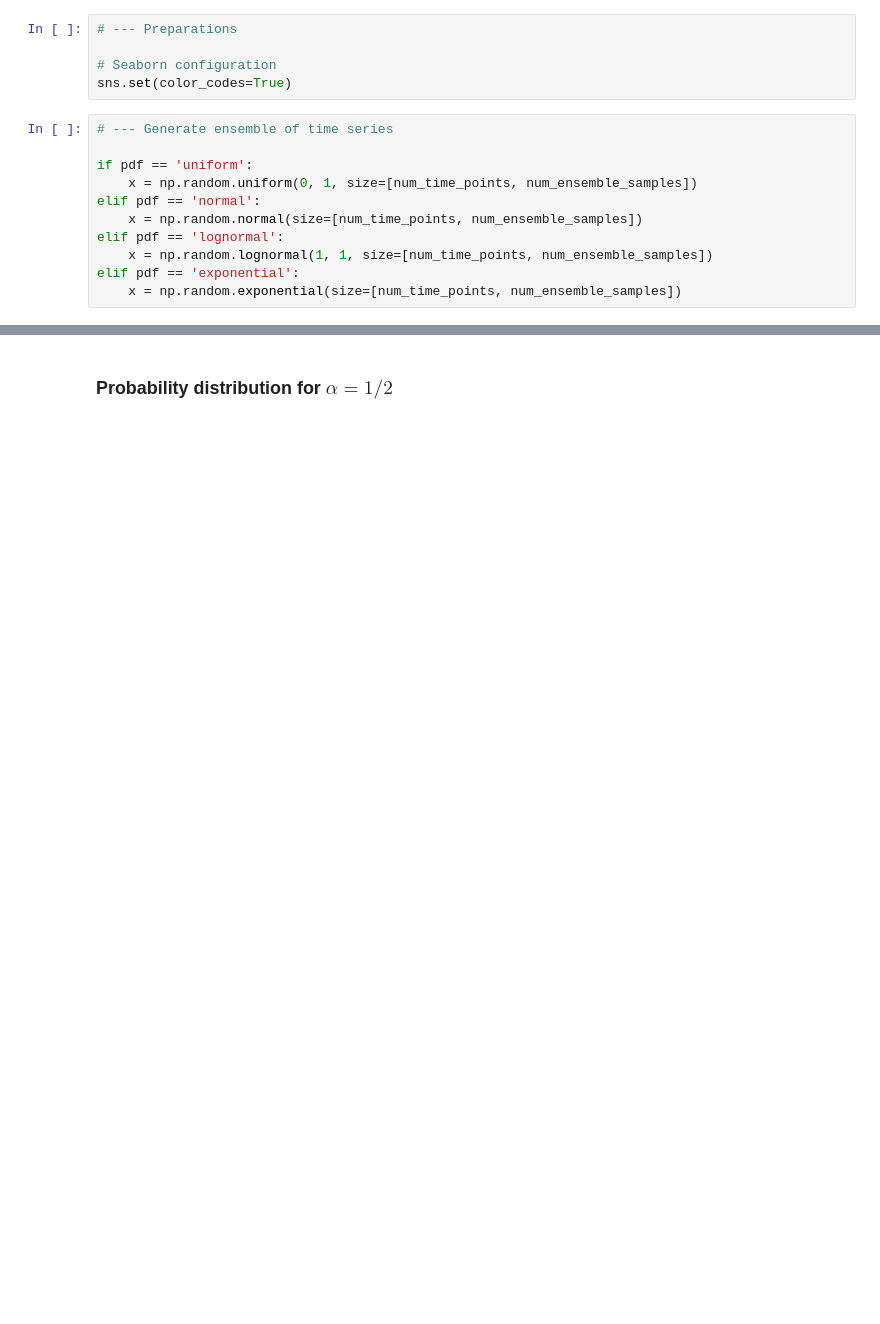
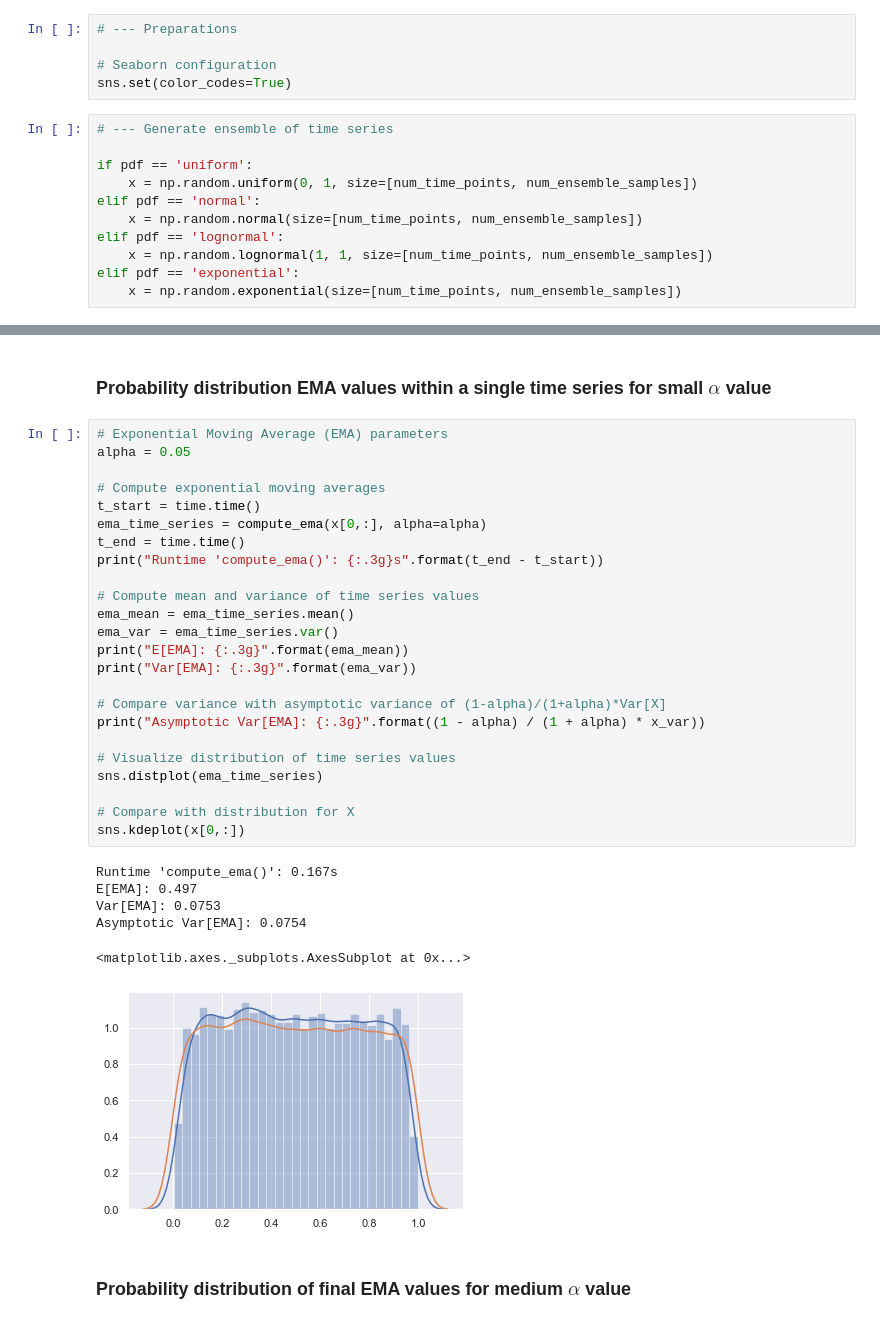
Before and after one commit to ktchu/RESEARCH-Math-Exploration, a Jupyter notebook: lab-notebook/2020-07-01-KTC-probability_distribution_of_exponential_moving_average.ipynb, the cells around one changed output, grey strips where cells are left out. Drawn from its saved outputs; the diff is of its cells as text; blank space fills up the shorter version.

```diff
--- a/lab-notebook/2020-07-01-KTC-probability_distribution_of_exponential_moving_average.ipynb
+++ b/lab-notebook/2020-07-01-KTC-probability_distribution_of_exponential_moving_average.ipynb
@@ -188,2 +195,35 @@ Asymptotic Var[EMA]: 0.0754
+# %% [markdown]
+### Probability distribution EMA values within a single time series for small $\alpha$ value
+# %%
+# Exponential Moving Average (EMA) parameters
+alpha = 0.05
+
+# Compute exponential moving averages
+t_start = time.time()
+ema_time_series = compute_ema(x[0,:], alpha=alpha)
+t_end = time.time()
+print("Runtime 'compute_ema()': {:.3g}s".format(t_end - t_start))
+
+# Compute mean and variance of time series values
+ema_mean = ema_time_series.mean()
+ema_var = ema_time_series.var()
+print("E[EMA]: {:.3g}".format(ema_mean))
+print("Var[EMA]: {:.3g}".format(ema_var))
+
+# Compare variance with asymptotic variance of (1-alpha)/(1+alpha)*Var[X]
+print("Asymptotic Var[EMA]: {:.3g}".format((1 - alpha) / (1 + alpha) * x_var))
+
+# Visualize distribution of time series values
+sns.distplot(ema_time_series)
+
+# Compare with distribution for X
+sns.kdeplot(x[0,:])
+# %% [output]
+Runtime 'compute_ema()': 0.167s
+E[EMA]: 0.497
+Var[EMA]: 0.0753
+Asymptotic Var[EMA]: 0.0754
+<matplotlib.axes._subplots.AxesSubplot at 0x...>
+[figure, added]
 # %% [markdown]
-### Probability distribution for $\alpha = 1/2$
+### Probability distribution of final EMA values for medium $\alpha$ value
```
Also changed, not shown: parts of 13 cells of this notebook, 2 other files.
